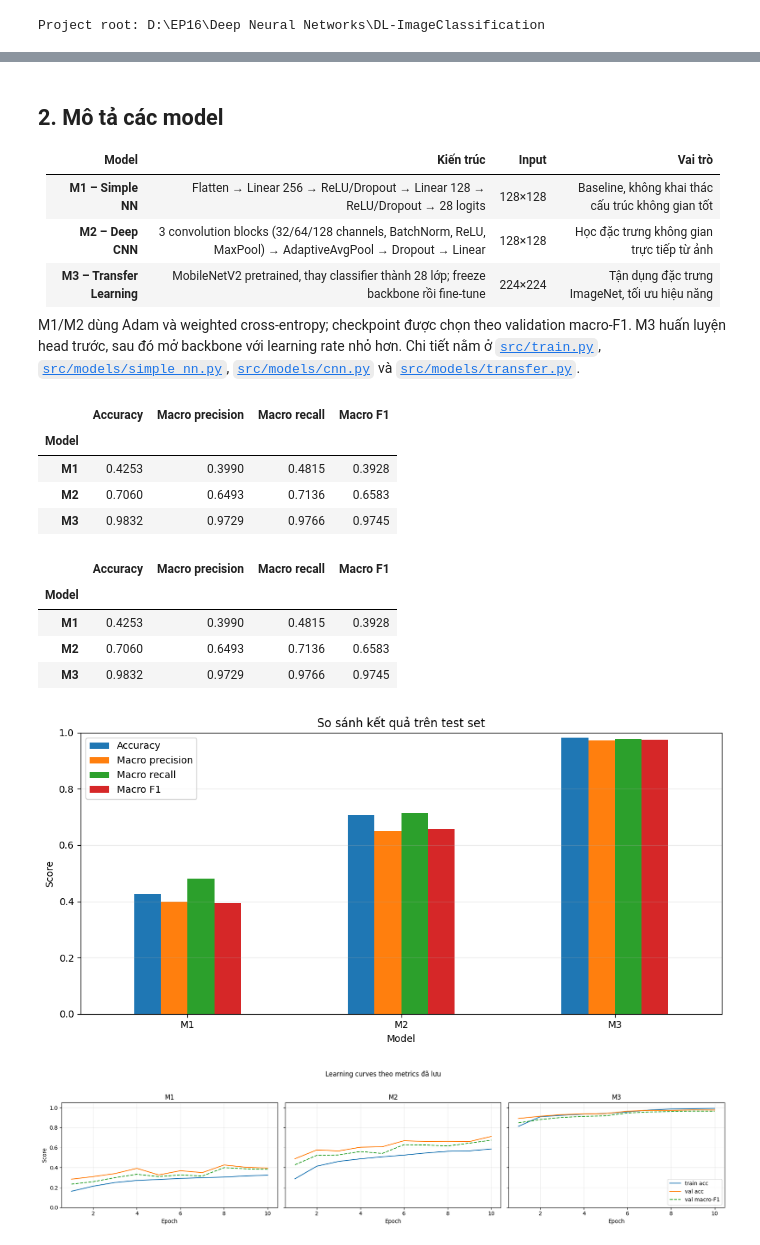
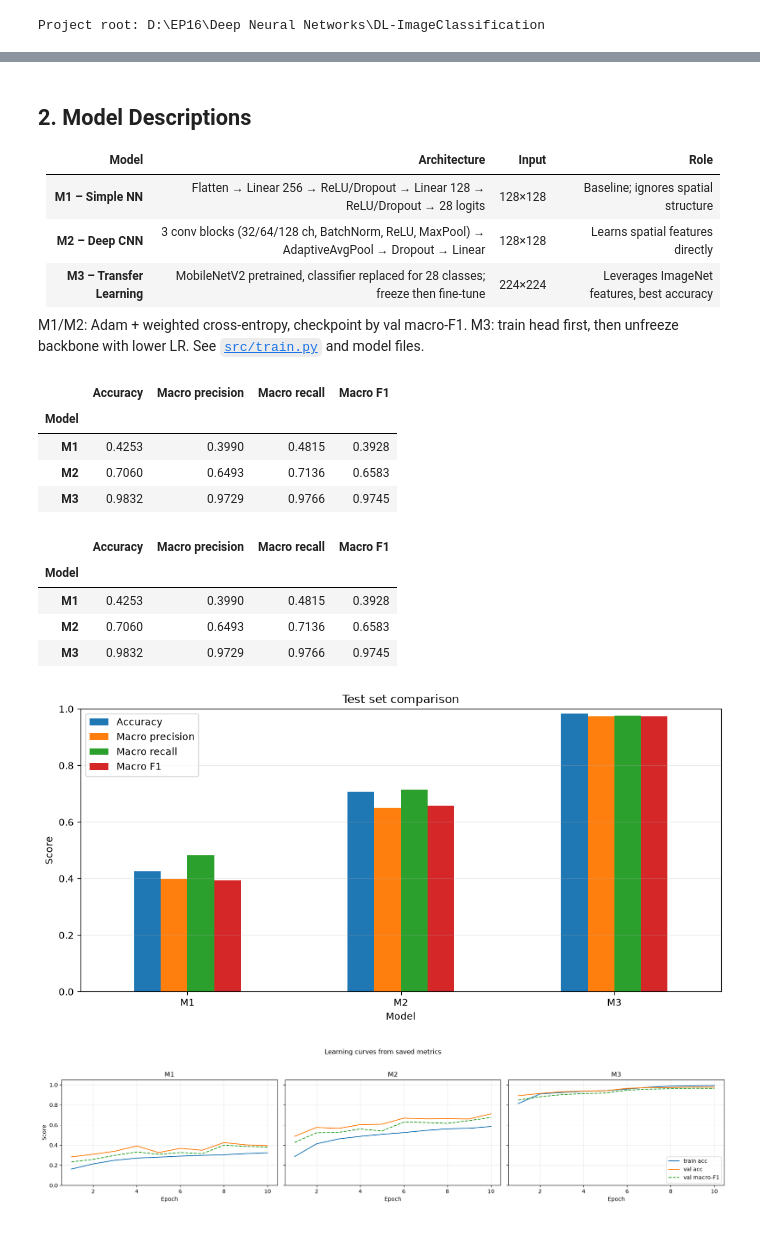
Before and after one commit to huydang2006/DL-ImageClassification, a Jupyter notebook: notebooks/model_comparison.ipynb, the cells around one changed output, grey strips where cells are left out. Drawn from its saved outputs; the diff is of its cells as text; code cells hidden in the pictures.

```diff
--- a/notebooks/model_comparison.ipynb
+++ b/notebooks/model_comparison.ipynb
@@ -72,13 +72,13 @@ Tổng ảnh trong split: 29,286; số lớp: 28
 # %% [markdown]
-## 2. Mô tả các model
+## 2. Model Descriptions
 
-| Model | Kiến trúc | Input | Vai trò |
+| Model | Architecture | Input | Role |
 |---|---|---:|---|
-| **M1 – Simple NN** | Flatten → Linear 256 → ReLU/Dropout → Linear 128 → ReLU/Dropout → 28 logits | 128×128 | Baseline, không khai thác cấu trúc không gian tốt |
-| **M2 – Deep CNN** | 3 convolution blocks (32/64/128 channels, BatchNorm, ReLU, MaxPool) → AdaptiveAvgPool → Dropout → Linear | 128×128 | Học đặc trưng không gian trực tiếp từ ảnh |
-| **M3 – Transfer Learning** | MobileNetV2 pretrained, thay classifier thành 28 lớp; freeze backbone rồi fine-tune | 224×224 | Tận dụng đặc trưng ImageNet, tối ưu hiệu năng |
+| **M1 – Simple NN** | Flatten → Linear 256 → ReLU/Dropout → Linear 128 → ReLU/Dropout → 28 logits | 128×128 | Baseline; ignores spatial structure |
+| **M2 – Deep CNN** | 3 conv blocks (32/64/128 ch, BatchNorm, ReLU, MaxPool) → AdaptiveAvgPool → Dropout → Linear | 128×128 | Learns spatial features directly |
+| **M3 – Transfer Learning** | MobileNetV2 pretrained, classifier replaced for 28 classes; freeze then fine-tune | 224×224 | Leverages ImageNet features, best accuracy |
 
-M1/M2 dùng Adam và weighted cross-entropy; checkpoint được chọn theo validation macro-F1. M3 huấn luyện head trước, sau đó mở backbone với learning rate nhỏ hơn. Chi tiết nằm ở [`src/train.py`](../src/train.py), [`src/models/simple_nn.py`](../src/models/simple_nn.py), [`src/models/cnn.py`](../src/models/cnn.py) và [`src/models/transfer.py`](../src/models/transfer.py).
+M1/M2: Adam + weighted cross-entropy, checkpoint by val macro-F1. M3: train head first, then unfreeze backbone with lower LR. See [`src/train.py`](../src/train.py) and model files.
 # %%
 def load_json(path):
     return json.loads(path.read_text(encoding="utf-8")) if path.is_file() else None
@@ -104,21 +104,21 @@ display(comparison.style.format("{:.4f}"))
 | M3 | 0.9832 | 0.9729 | 0.9766 | 0.9745 |
 # %%
 if comparison.empty:
-    raise RuntimeError("Chưa có kết quả để so sánh.")
+    raise RuntimeError("No results found.")
 display(comparison.style.format("{:.4f}").background_gradient(cmap="Blues"))
 ax = comparison.plot(kind="bar", figsize=(10, 5), ylim=(0, 1), rot=0)
 ax.set_ylabel("Score")
-ax.set_title("So sánh kết quả trên test set")
+ax.set_title("Test set comparison")
 ax.grid(axis="y", alpha=0.25)
 plt.tight_layout()
 plt.show()
 # %% [output]
 |  | Accuracy | Macro precision | Macro recall | Macro F1 |
 | Model |  |  |  |  |
 | M1 | 0.4253 | 0.3990 | 0.4815 | 0.3928 |
 | M2 | 0.7060 | 0.6493 | 0.7136 | 0.6583 |
 | M3 | 0.9832 | 0.9729 | 0.9766 | 0.9745 |
-[figure, old version]
+[figure, new version]
 # %%
 fig, axes = plt.subplots(1, len(models), figsize=(18, 4), sharey=True)
 axes = np.atleast_1d(axes)
```
Also changed, not shown: parts of 12 cells of this notebook, 20 other files.
